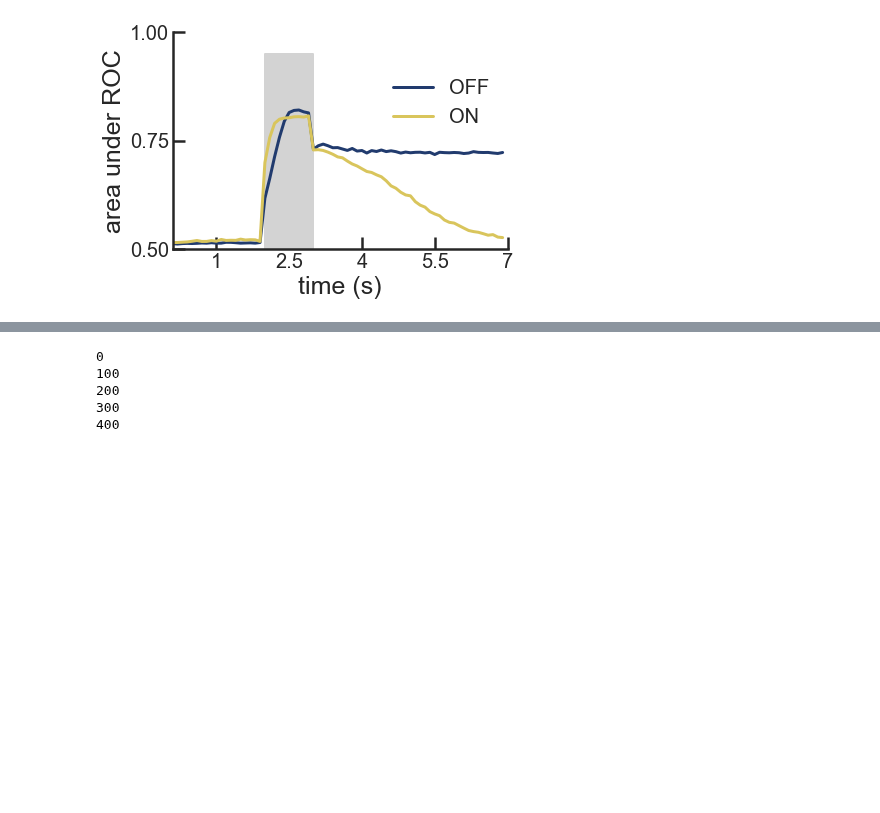
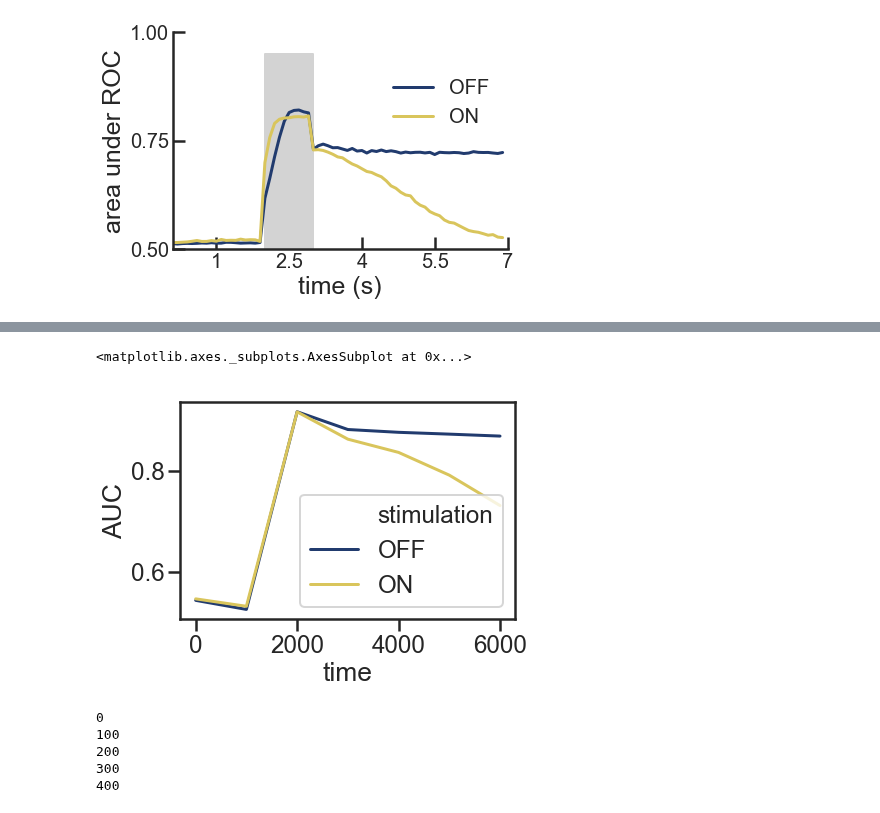
Before and after one commit to davidbestue/distractor_neurons, a Jupyter notebook: Christos_first_second/brian_simulations/AUC_time.ipynb, the cells around one changed output, grey strips where cells are left out. Drawn from its saved outputs; the diff is of its cells as text; code cells hidden in the pictures; blank space fills up the shorter version.

```diff
--- a/Christos_first_second/brian_simulations/AUC_time.ipynb
+++ b/Christos_first_second/brian_simulations/AUC_time.ipynb
@@ -313,3 +361,8 @@ ax.savefig('C:\\Users\\David\\Desktop\\AUC_Hansel_alltimes.svg', transparent=Tru
+# %%
+sns.lineplot(x='time', y='AUC', hue='stimulation', hue_order=['OFF', 'ON'], data=df_1s, palette=palette_)
+# %% [output]
+<matplotlib.axes._subplots.AxesSubplot at 0x...>
+[figure, added]
 # %%
 # N0 = 20000
 # time_s =7000 #(ms)
```
Also changed, not shown: parts of 2 cells of this notebook.
